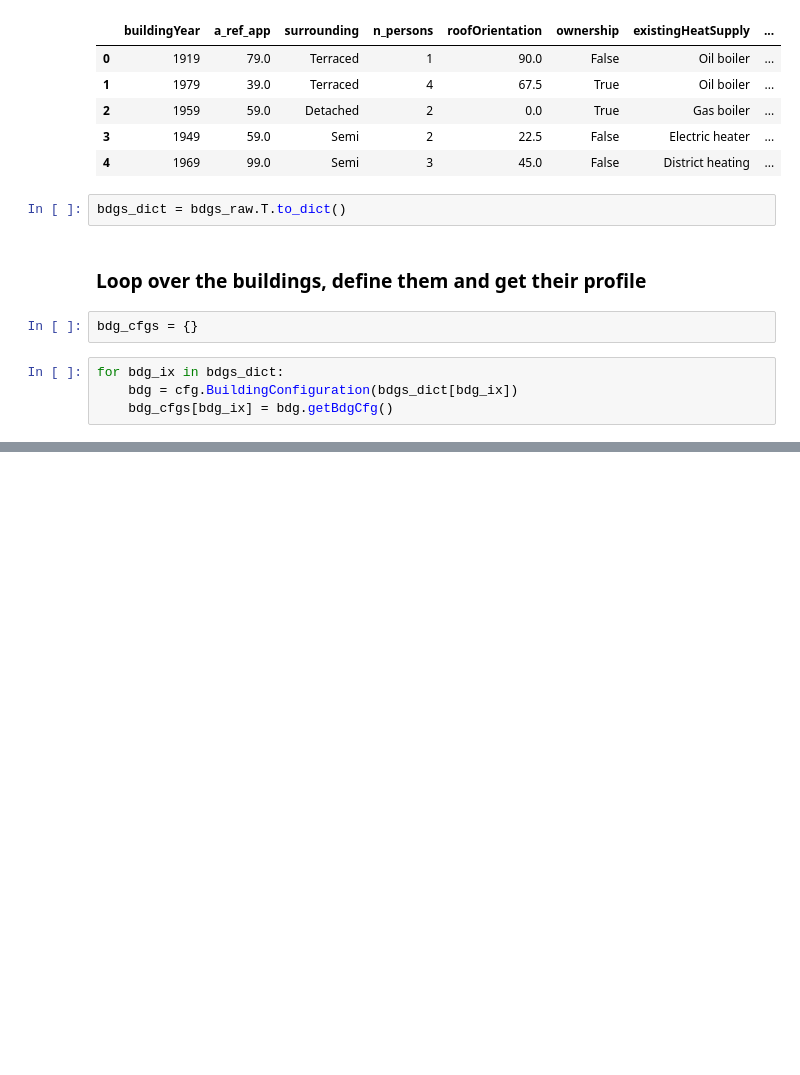
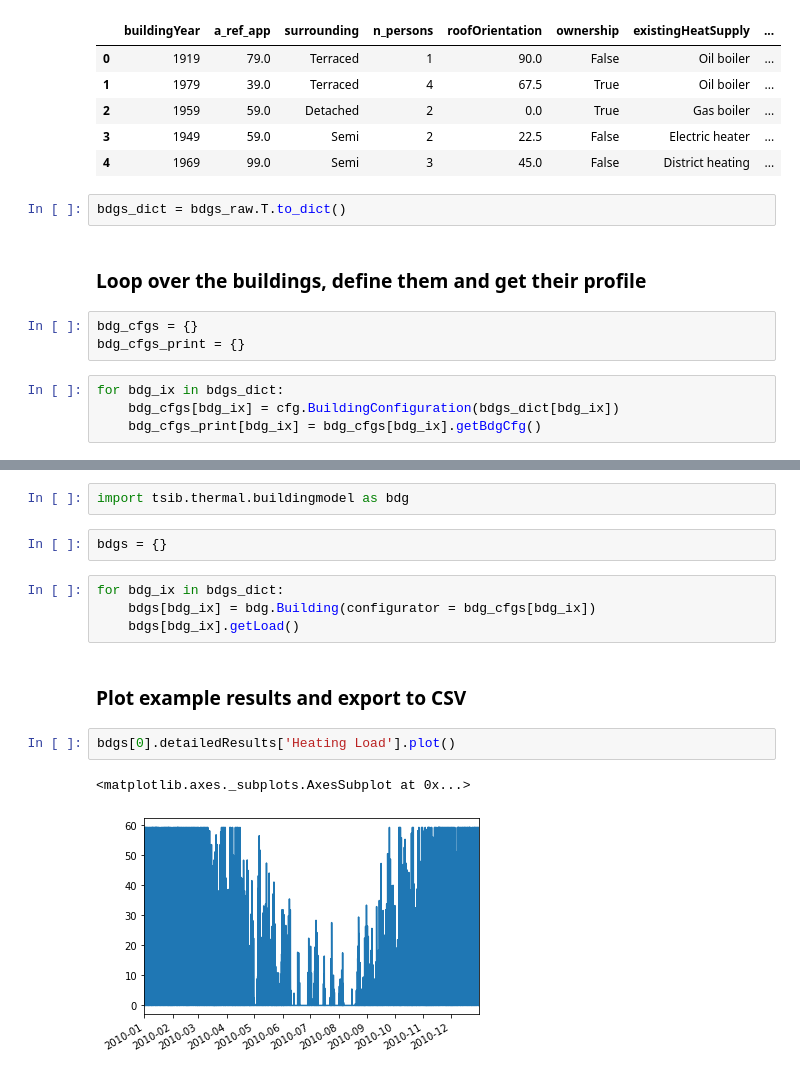
Before and after one commit to FZJ-IEK3-VSA/tsib, a Jupyter notebook: examples/archetypes/validation_archetypes.ipynb, the cells around one changed output, grey strips where cells are left out. Drawn from its saved outputs; the diff is of its cells as text; blank space fills up the shorter version.

Commit message:
Added generation of load profiles to archetypes example

```diff
--- a/examples/archetypes/validation_archetypes.ipynb
+++ b/examples/archetypes/validation_archetypes.ipynb
@@ -35,7 +38,8 @@ bdgs_dict = bdgs_raw.T.to_dict()
 ### Loop over the buildings, define them and get their profile
 # %%
 bdg_cfgs = {}
+bdg_cfgs_print = {}
 # %%
 for bdg_ix in bdgs_dict:
-    bdg = cfg.BuildingConfiguration(bdgs_dict[bdg_ix])
-    bdg_cfgs[bdg_ix] = bdg.getBdgCfg()
+    bdg_cfgs[bdg_ix] = cfg.BuildingConfiguration(bdgs_dict[bdg_ix])
+    bdg_cfgs_print[bdg_ix] = bdg_cfgs[bdg_ix].getBdgCfg()
@@ -77,0 +66,15 @@ Start 7 processes, round 2 of 3
+# %%
+import tsib.thermal.buildingmodel as bdg
+# %%
+bdgs = {}
+# %%
+for bdg_ix in bdgs_dict:
+    bdgs[bdg_ix] = bdg.Building(configurator = bdg_cfgs[bdg_ix])
+    bdgs[bdg_ix].getLoad()
+# %% [markdown]
+### Plot example results and export to CSV
+# %%
+bdgs[0].detailedResults['Heating Load'].plot()
+# %% [output]
+<matplotlib.axes._subplots.AxesSubplot at 0x...>
+[figure, added]
```
Also changed, not shown: parts of 6 cells of this notebook.
